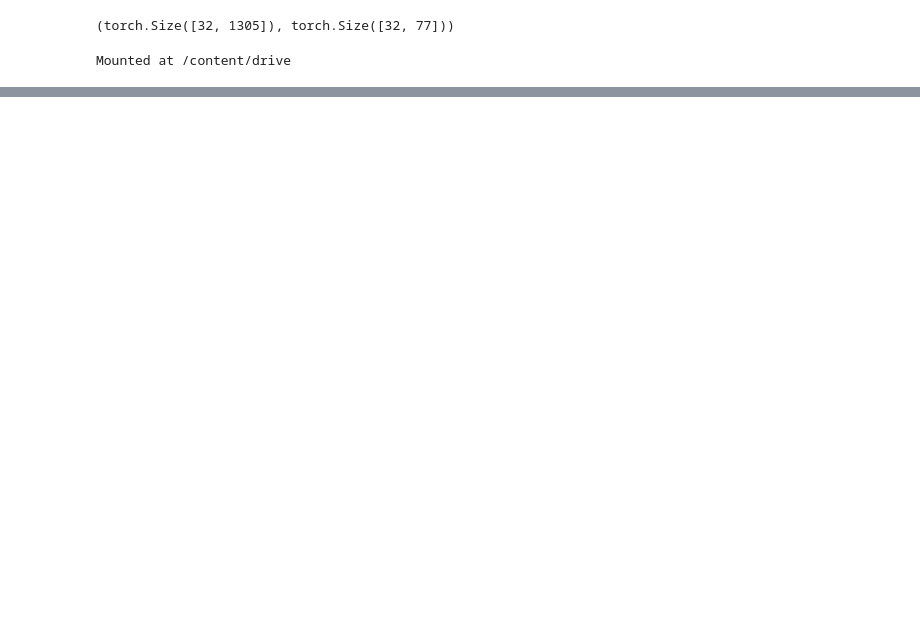
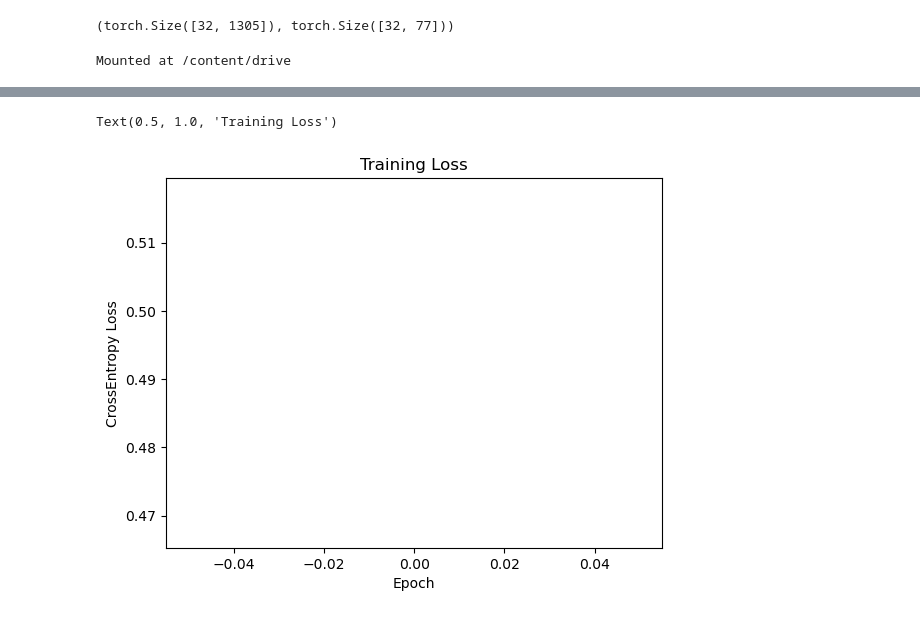
Before and after one commit to Yavanash/summarizer, a Jupyter notebook: seq2seq/main.ipynb, the cells around one changed output, grey strips where cells are left out. Saved outputs shown, nothing was run; the diff lists cells and outputs as text; code cells hidden in the pictures; blank space fills up the shorter version.

```diff
--- a/seq2seq/main.ipynb
+++ b/seq2seq/main.ipynb
@@ -32,7 +33,8 @@ False
 # %%
-filepath = "data.csv" #this is for colab
-# filepath = "../data/data.csv" # this is for jupyter
+# filepath = "data.csv" #this is for colab
+filepath = "../data/data.csv" # this is for jupyter
 vocab_path = "../data/vocab.pkl" # this is for jupyter
+checkpoint_path = "../checkpoints/checkpt200.pth"
 PAD = "<PAD>"
 SOS = "<SOS>"
 EOS = "<EOS>"
@@ -257,7 +259,6 @@ class Seq2Seq(nn.Module):
         mask = (article != data.vocab.stoi[PAD]) # mask = [32, seqlen], scores = [32, seqlen, 1]
         mask = mask.unsqueeze(-1)
         decoder_outputs, decoder_hidden, attn = self.decoder(encoder_outputs, encoder_hidden, mask, summary)
-        outputs = decoder_outputs.view(-1, VOCAB_SIZE)
 
         return outputs, attn
 # %%
@@ -385,8 +354,11 @@ checkpt.keys()
 attn_keys = checkpt["attn"]
 train_losses = checkpt["loss"]
 # %%
-plt.plot(training_losses, ls=":")
+plt.plot(train_losses, ls=":")
 plt.xlabel("Epoch")
 plt.ylabel("CrossEntropy Loss")
 plt.title("Training Loss")
+# %% [output]
+Text(0.5, 1.0, 'Training Loss')
+[figure, added]
 # %%
```
Also changed, not shown: parts of 7 cells of this notebook.
